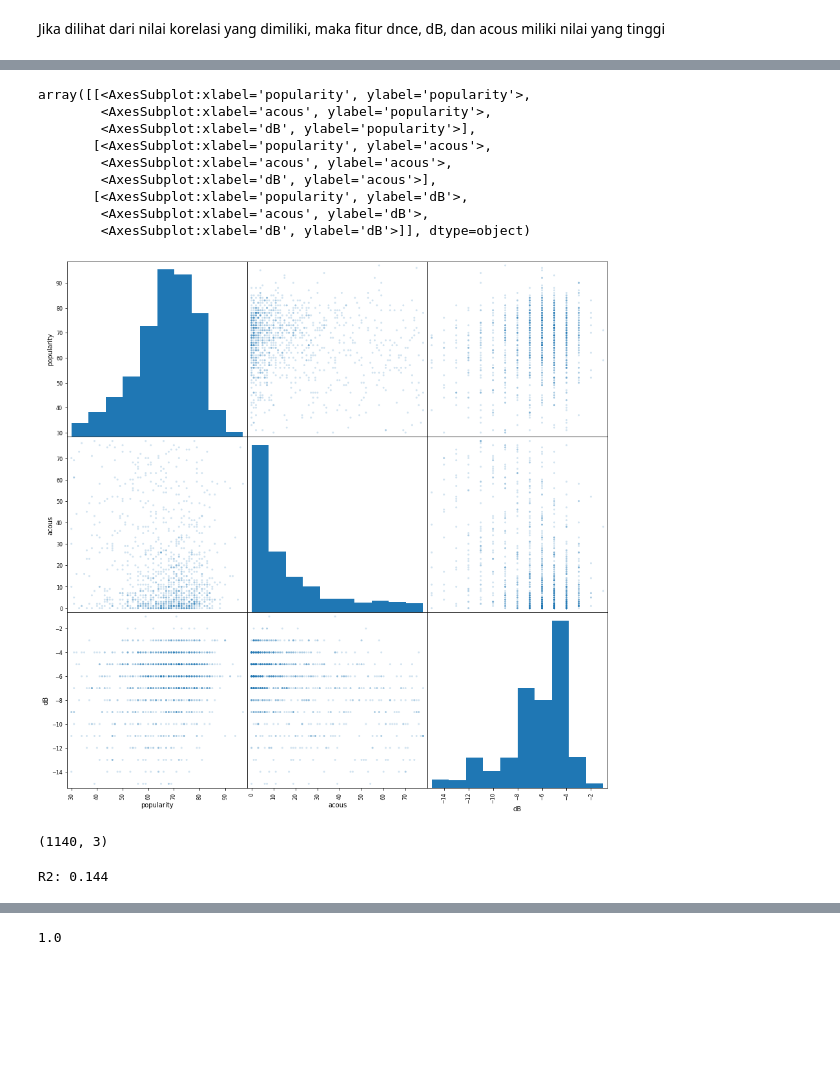
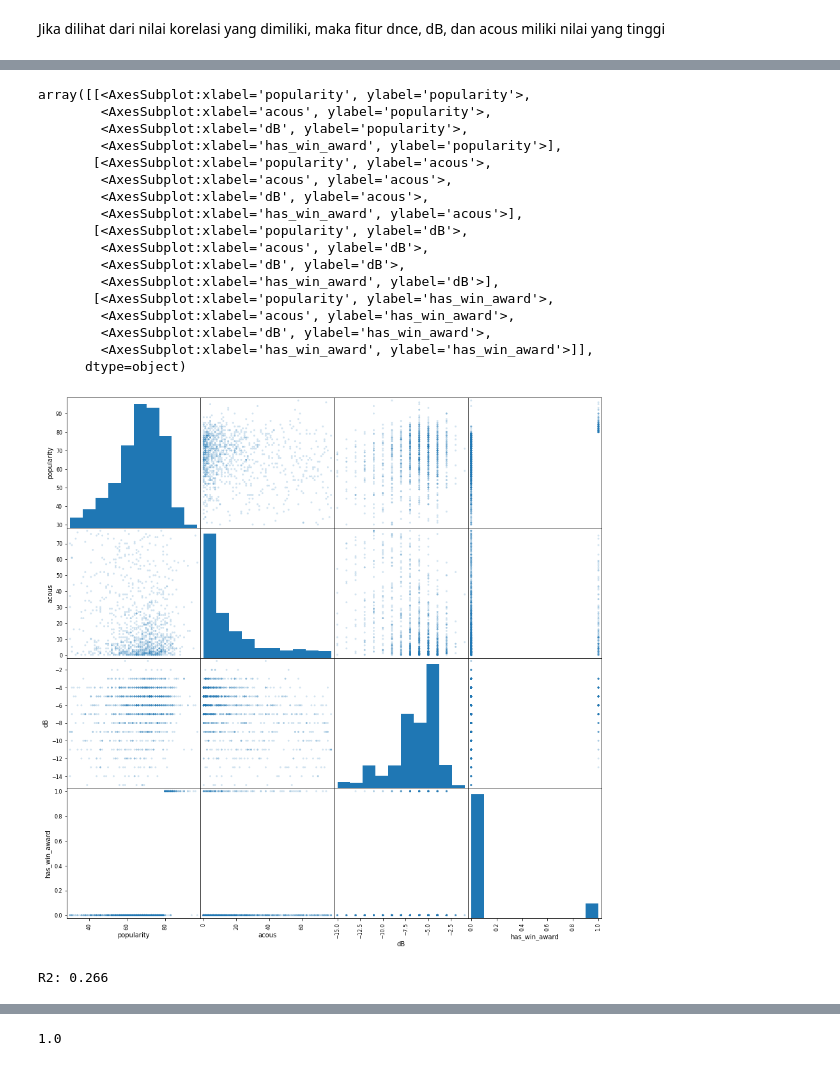
Before and after one commit to arkha98/tugas_akhir_spotify, a Jupyter notebook: tugas_akhir.ipynb, the cells around one changed output, grey strips where cells are left out. Drawn from its saved outputs; the diff is of its cells as text; code cells hidden in the pictures; blank space fills up the shorter version.

```diff
--- a/tugas_akhir.ipynb
+++ b/tugas_akhir.ipynb
@@ -632,8 +632,9 @@ F1 Score: 0.985
 # %% [markdown]
 Jika dilihat dari nilai korelasi yang dimiliki, maka fitur dnce, dB, dan acous miliki nilai yang tinggi
 # %%
-attribute_spotify_popularity = ['popularity','acous','dB']
+attribute_spotify_popularity = ['popularity','acous','dB','has_win_award']
 df_popularity = df_all.loc[:,attribute_spotify_popularity]
+df_popularity['has_win_award'] = df_popularity['has_win_award'].astype(int)
 pd.plotting.scatter_matrix(df_popularity, alpha=0.2, figsize=(15,15))
 # %% [output]
 array([[<AxesSubplot:xlabel='popularity', ylabel='popularity'>,
@@ -649,25 +658,29 @@ array([[<AxesSubplot:xlabel='popularity', ylabel='popularity'>,
 # %%
-df_popularity = remove_outlier_column_list(df_popularity, attribute_spotify_popularity)
+df_popularity = remove_outlier_column_list(df_popularity, ['popularity','acous','dB'])
 df_popularity = df_popularity.dropna()
 pd.plotting.scatter_matrix(df_popularity, alpha=0.2, figsize=(15,15))
 # %% [output]
 array([[<AxesSubplot:xlabel='popularity', ylabel='popularity'>,
         <AxesSubplot:xlabel='acous', ylabel='popularity'>,
-        <AxesSubplot:xlabel='dB', ylabel='popularity'>],
+        <AxesSubplot:xlabel='dB', ylabel='popularity'>,
+        <AxesSubplot:xlabel='has_win_award', ylabel='popularity'>],
        [<AxesSubplot:xlabel='popularity', ylabel='acous'>,
         <AxesSubplot:xlabel='acous', ylabel='acous'>,
-        <AxesSubplot:xlabel='dB', ylabel='acous'>],
+        <AxesSubplot:xlabel='dB', ylabel='acous'>,
+        <AxesSubplot:xlabel='has_win_award', ylabel='acous'>],
        [<AxesSubplot:xlabel='popularity', ylabel='dB'>,
         <AxesSubplot:xlabel='acous', ylabel='dB'>,
-        <AxesSubplot:xlabel='dB', ylabel='dB'>]], dtype=object)
+        <AxesSubplot:xlabel='dB', ylabel='dB'>,
+        <AxesSubplot:xlabel='has_win_award', ylabel='dB'>],
+       [<AxesSubplot:xlabel='popularity', ylabel='has_win_award'>,
+        <AxesSubplot:xlabel='acous', ylabel='has_win_award'>,
+        <AxesSubplot:xlabel='dB', ylabel='has_win_award'>,
+        <AxesSubplot:xlabel='has_win_award', ylabel='has_win_award'>]],
+      dtype=object)
-[figure, old version]
+[figure, new version]
-# %%
-df_popularity.shape
-# %% [output]
-(1140, 3)
 # %%
-X = np.array(df_popularity.loc[:,['acous']])
-y = np.array(df_popularity.loc[:,['dB']])
+X = np.array(df_popularity.loc[:,['acous','dB','has_win_award']])
+y = np.array(df_popularity.loc[:,['popularity']])
 
 linear_r = LinearRegression()
 # evaluate pipeline
@@ -675,5 +688,5 @@ cv = RepeatedStratifiedKFold(n_splits=10, n_repeats=3, random_state=1)
 scores = cross_val_score(linear_r, X, y, scoring='r2', cv=cv, n_jobs=-1)
 print('R2: %.3f' % np.mean(scores))
 # %% [output]
-R2: 0.144
+R2: 0.266
 # %%
```
Also changed, not shown: parts of 2 cells of this notebook.
